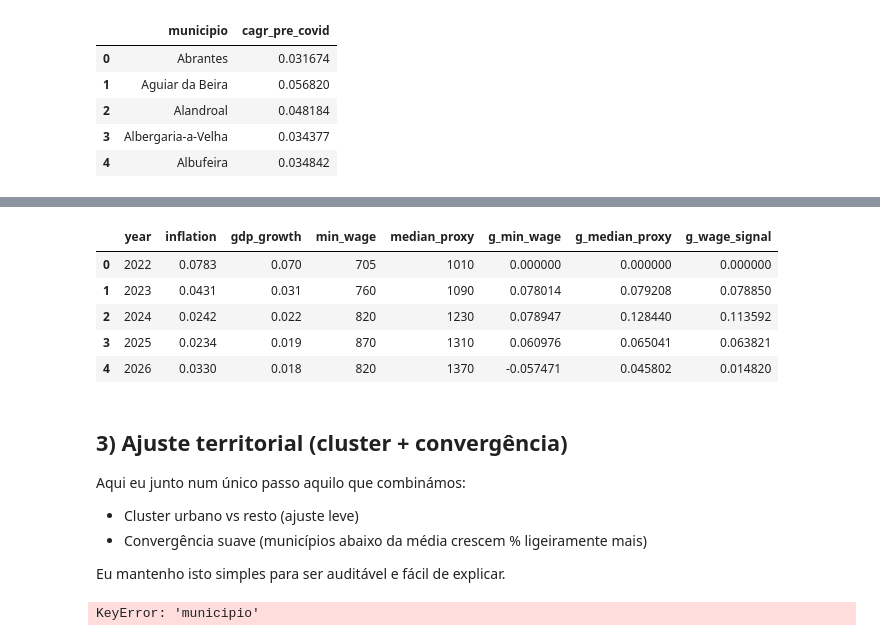
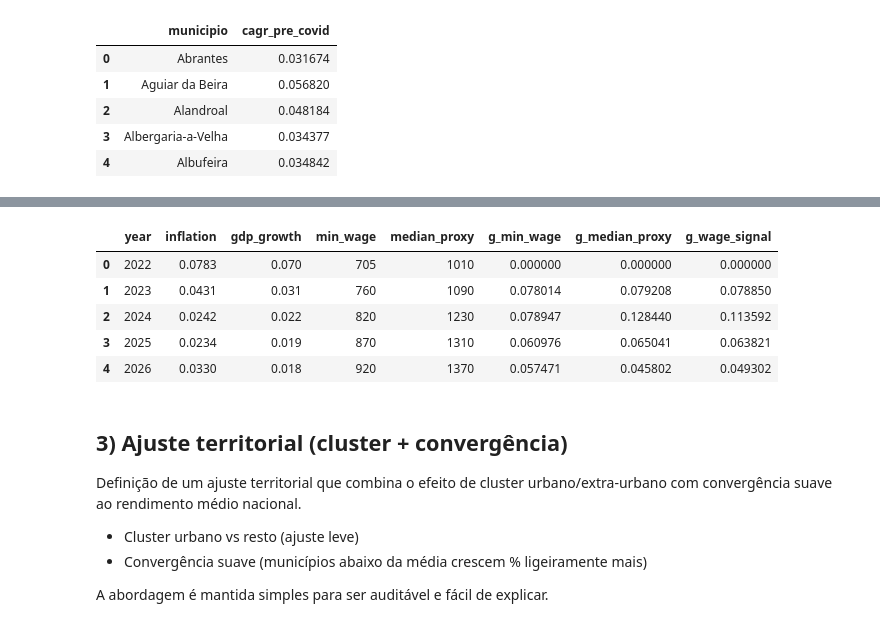
Before and after one commit to Allcaide/energy-poverty, a Jupyter notebook: household_income_forecast_2026.ipynb, the cells around one changed output, grey strips where cells are left out. Cells and saved outputs as stored; diff of their text form; code cells hidden in the pictures.

```diff
--- a/household_income_forecast_2026.ipynb
+++ b/household_income_forecast_2026.ipynb
@@ -155,10 +161,10 @@ min_wage = {
     2023: 760,
     2024: 820,
     2025: 870,
-    2026: 820,
+    2026: 920,
 }
 
-# (5) Proxy mediano (preferido): rendimento mediano disponível (EUR/mês) ou salário mediano se tiveres.
+# (5) Proxy mediano (preferido): rendimento mediano disponível (EUR/mês) ou salário mediano se houver.
 # Fonte proxy (PORDATA retratos): rendimento mediano disponível.
 median_proxy = {
     2022: 1010,
@@ -168,8 +174,8 @@ median_proxy = {
     2026: 1370,
 }
 
-# Pesos para combinar mínimo + proxy mediano num único 'driver salarial'.
-# Eu dou mais peso ao proxy mediano (mais alinhado com household).
+# Pesos para combinar mínimo e proxy mediano num único driver salarial.
+# O proxy mediano recebe mais peso por estar mais alinhado com household income.
 W_MIN = 0.30
 W_MED = 0.70
 
@@ -186,59 +192,43 @@ def _validate_years(d: dict, name: str, years=YEARS_FORECAST):
             f'Preenche estes valores com base nas fontes do topo.'
         )
 
 _validate_years(inflation, 'inflation')
 _validate_years(gdp_growth, 'gdp_growth')
 _validate_years(min_wage, 'min_wage')
 _validate_years(median_proxy, 'median_proxy')
 
 macro = pd.DataFrame({
     'year': YEARS_FORECAST,
     'inflation': [inflation[y] for y in YEARS_FORECAST],
     'gdp_growth': [gdp_growth[y] for y in YEARS_FORECAST],
     'min_wage': [min_wage[y] for y in YEARS_FORECAST],
     'median_proxy': [median_proxy[y] for y in YEARS_FORECAST],
 })
 
-# Aqui eu converto salário mínimo e proxy mediano para taxas de crescimento anuais.
+# Conversão de salário mínimo e proxy mediano em taxas de crescimento anuais.
 macro['g_min_wage'] = macro['min_wage'].pct_change()
 macro['g_median_proxy'] = macro['median_proxy'].pct_change()
 
-# Para 2022 (primeiro ano), eu não tenho variação anterior dentro do horizonte.
-# Eu assumo 0 para não introduzir um salto artificial; se quiseres, podes calcular 2021->2022.
+# Para 2022, não há variação anterior dentro do horizonte. Assume-se 0 para evitar salto artificial.
 macro.loc[macro['year'] == YEARS_FORECAST[0], ['g_min_wage', 'g_median_proxy']] = 0.0
 
-# Aqui eu agrego um driver salarial único.
+# Driver salarial agregado com pesos definidos.
 macro['g_wage_signal'] = W_MIN * macro['g_min_wage'] + W_MED * macro['g_median_proxy']
 
 macro
 # %% [output]
 |  | year | inflation | gdp_growth | min_wage | median_proxy | g_min_wage | g_median_proxy | g_wage_signal |
 | 0 | 2022 | 0.0783 | 0.070 | 705 | 1010 | 0.000000 | 0.000000 | 0.000000 |
 | 1 | 2023 | 0.0431 | 0.031 | 760 | 1090 | 0.078014 | 0.079208 | 0.078850 |
 | 2 | 2024 | 0.0242 | 0.022 | 820 | 1230 | 0.078947 | 0.128440 | 0.113592 |
 | 3 | 2025 | 0.0234 | 0.019 | 870 | 1310 | 0.060976 | 0.065041 | 0.063821 |
-| 4 | 2026 | 0.0330 | 0.018 | 820 | 1370 | -0.057471 | 0.045802 | 0.014820 |
+| 4 | 2026 | 0.0330 | 0.018 | 920 | 1370 | 0.057471 | 0.045802 | 0.049302 |
 # %% [markdown]
 ## 3) Ajuste territorial (cluster + convergência)
 
-Aqui eu junto num único passo aquilo que combinámos:
+Definição de um ajuste territorial que combina o efeito de cluster urbano/extra-urbano com convergência suave ao rendimento médio nacional.
 
 - Cluster urbano vs resto (ajuste leve)
 - Convergência suave (municípios abaixo da média crescem % ligeiramente mais)
 
-Eu mantenho isto simples para ser auditável e fácil de explicar.
+A abordagem é mantida simples para ser auditável e fácil de explicar.
-# %%
-def classify_cluster(municipio: str) -> str:
-    # Eu começo com uma lista pequena e óbvia (podes expandir).
-    urban = {"Lisboa", "Porto", "Cascais", "Oeiras", "Amadora", "Sintra"}
-    return 'urban' if municipio in urban else 'other'
-
-# Tabela de clusters por município
-cluster_df = pd.DataFrame({
-    'municipio': df['municipio'].unique(),
-})
-cluster_df['cluster'] = cluster_df['municipio'].apply(classify_cluster)
-
-cluster_df.head()
-# %% [output]
-KeyError: 'municipio'
```
Also changed, not shown: parts of 19 cells of this notebook, 1 other file.
